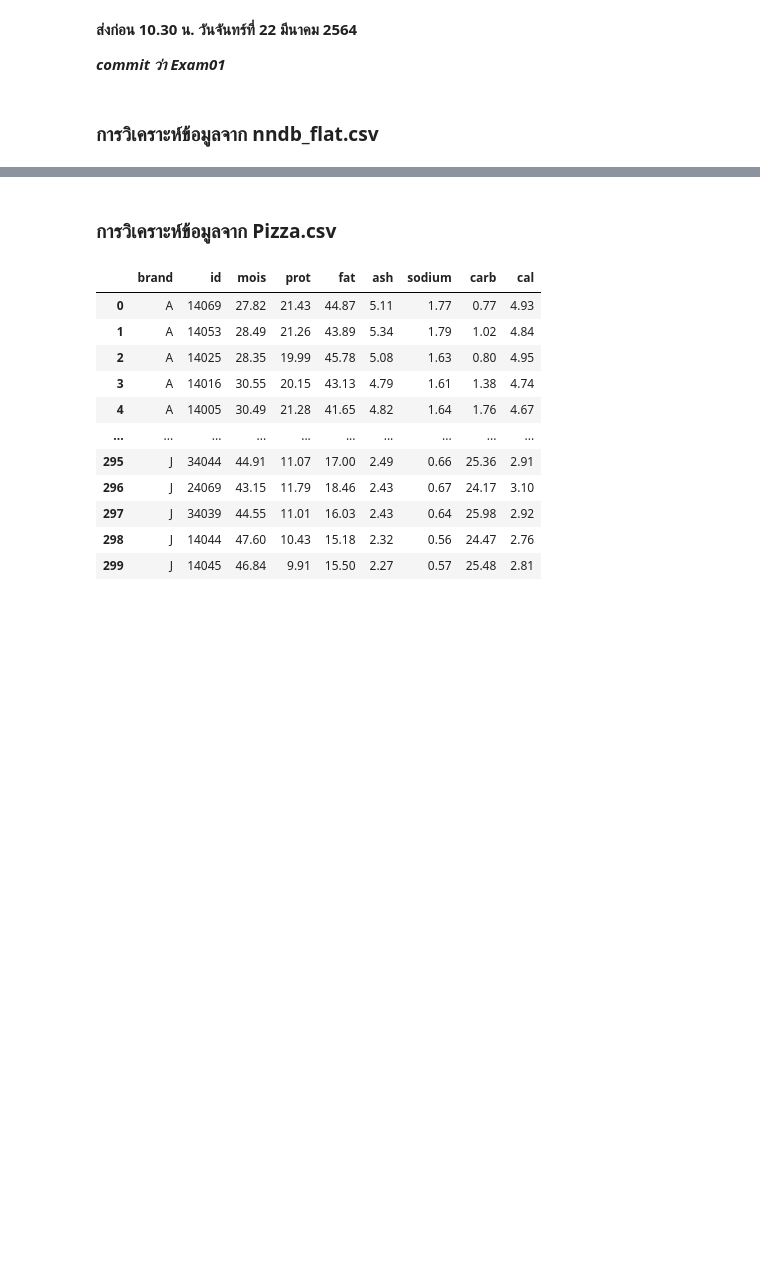
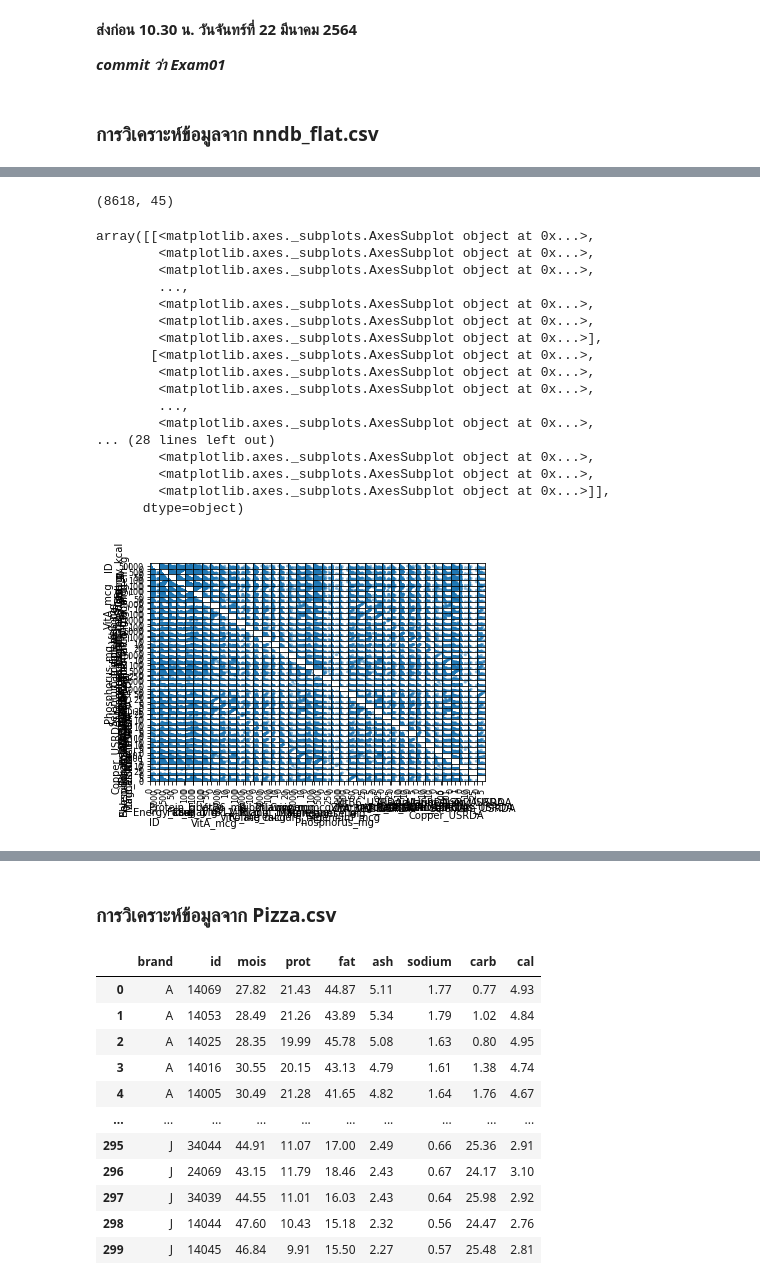
Before and after one commit to kittimaxz/multivariate, a Jupyter notebook: Exam01.ipynb, the cells around one changed output, grey strips where cells are left out. Saved outputs shown, nothing was run; the diff lists cells and outputs as text; code cells hidden in the pictures; blank space fills up the shorter version.

Commit message:
ทำ nndb

```diff
--- a/Exam01.ipynb
+++ b/Exam01.ipynb
@@ -10,0 +13,3 @@
+# %%
+data1=pd.read_csv('nndb_flat.csv')
+data1
@@ -10,0 +30,25 @@
+# %%
+data1.shape
+# %% [output]
+(8618, 45)
+# %%
+pd.plotting.scatter_matrix(data1)
+# %% [output]
+array([[<matplotlib.axes._subplots.AxesSubplot object at 0x...>,
+        <matplotlib.axes._subplots.AxesSubplot object at 0x...>,
+        <matplotlib.axes._subplots.AxesSubplot object at 0x...>,
+        ...,
+        <matplotlib.axes._subplots.AxesSubplot object at 0x...>,
+        <matplotlib.axes._subplots.AxesSubplot object at 0x...>,
+        <matplotlib.axes._subplots.AxesSubplot object at 0x...>],
+       [<matplotlib.axes._subplots.AxesSubplot object at 0x...>,
+        <matplotlib.axes._subplots.AxesSubplot object at 0x...>,
+        <matplotlib.axes._subplots.AxesSubplot object at 0x...>,
+        ...,
+        <matplotlib.axes._subplots.AxesSubplot object at 0x...>,
+... (28 lines left out)
+        <matplotlib.axes._subplots.AxesSubplot object at 0x...>,
+        <matplotlib.axes._subplots.AxesSubplot object at 0x...>,
+        <matplotlib.axes._subplots.AxesSubplot object at 0x...>]],
+      dtype=object)
+[figure, added]
```
Also changed, not shown: parts of 47 cells of this notebook.
